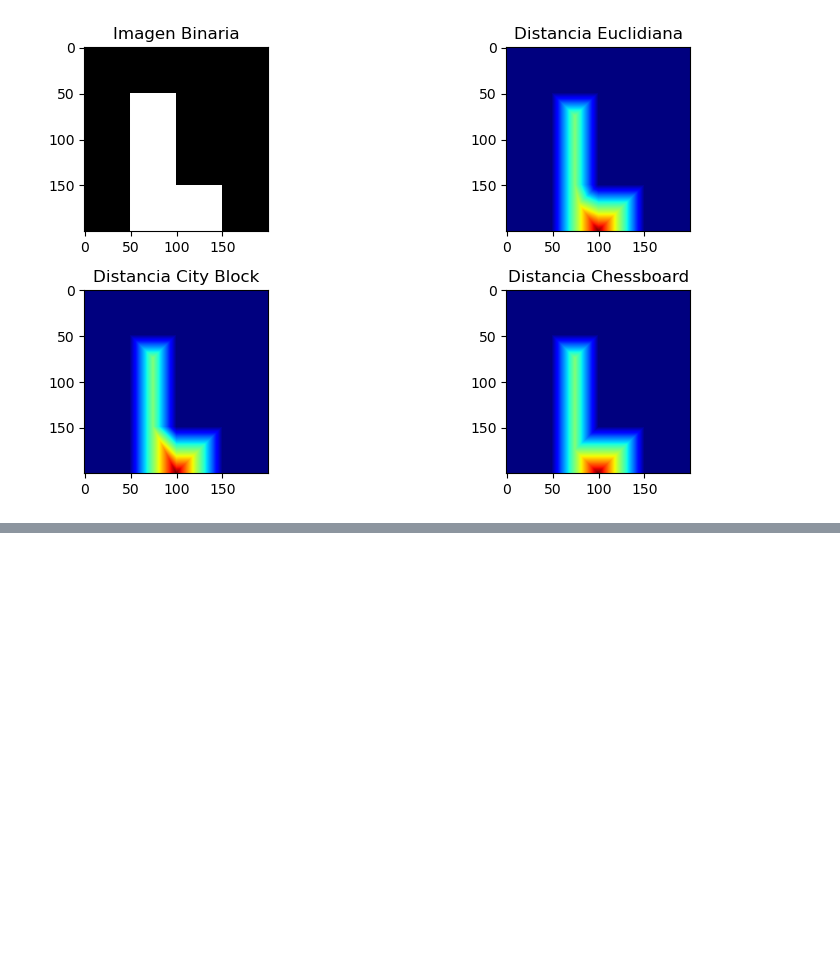
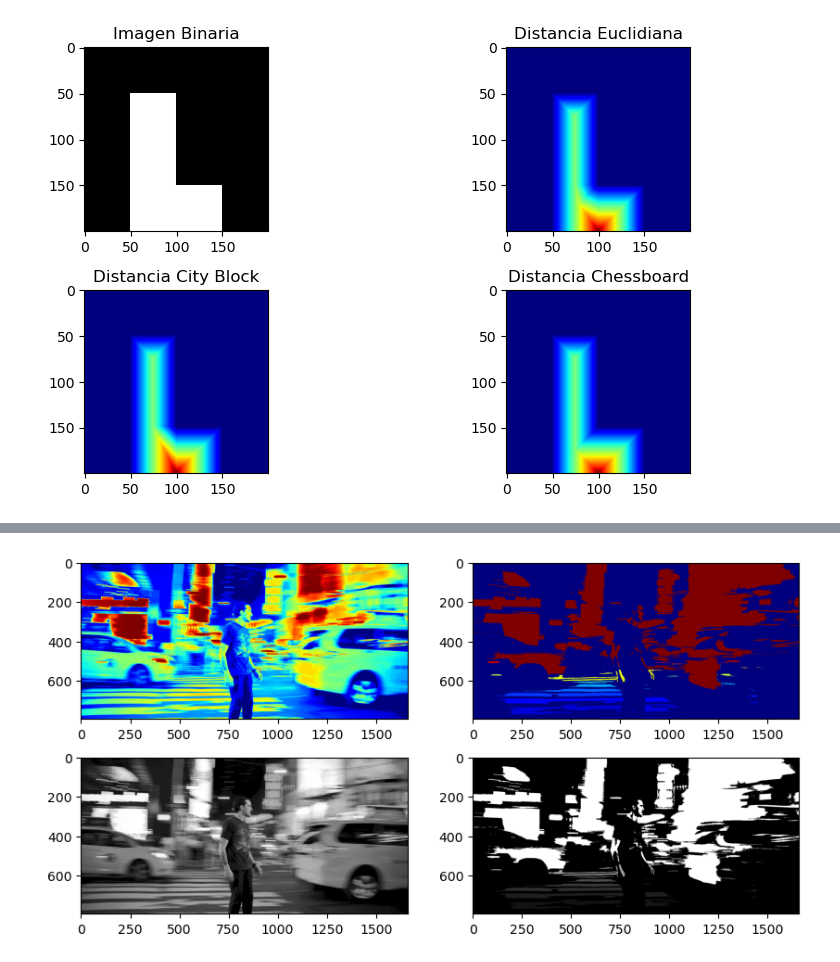
Before and after one commit to IblingGabrielValle-27/PDI---GABRIEL-VALLE, a Jupyter notebook: TEMA 3/bordes.ipynb, the cells around one changed output, grey strips where cells are left out. Drawn from its saved outputs; the diff is of its cells as text; code cells hidden in the pictures; blank space fills up the shorter version.

```diff
--- a/TEMA 3/bordes.ipynb
+++ b/TEMA 3/bordes.ipynb
@@ -318,0 +320,34 @@ plt.show()
+# %%
+import cv2
+import numpy as np
+import matplotlib.pyplot as plt
+from skimage import measure
+
+def etiquetar(img):
+    #umbralizado
+    _,imgBIN=cv2.threshold(img,127,255,cv2.THRESH_BINARY)
+    #encontrar los entornos
+    contorno,_=cv2.findContours(imgBIN,cv2.RETR_EXTERNAL,cv2.CHAIN_APPROX_SIMPLE)
+    img_etiq=np.zeros_like(img,dtype=np.uint8)
+    for i,contornoss in enumerate(contorno):
+        cv2.drawContours(img_etiq,[contornoss],-1,(i+1),-1)
+    return img_etiq
+
+imagen=cv2.imread('img2.png',0)
+imagen_etiqueta=etiquetar(imagen)
+plt.figure(figsize=(10,5))
+plt.subplot(221)
+plt.imshow(imagen,cmap='jet')
+
+plt.subplot(222)
+plt.imshow(imagen_etiqueta,cmap='jet')
+
+plt.subplot(223)
+plt.imshow(imagen,cmap='gray')
+
+plt.subplot(224)
+plt.imshow(imagen_etiqueta,cmap='gray')
+
+plt.show()
+# %% [output]
+[figure, added]
```
Also changed, not shown: parts of 5 cells of this notebook, 8 other files.
